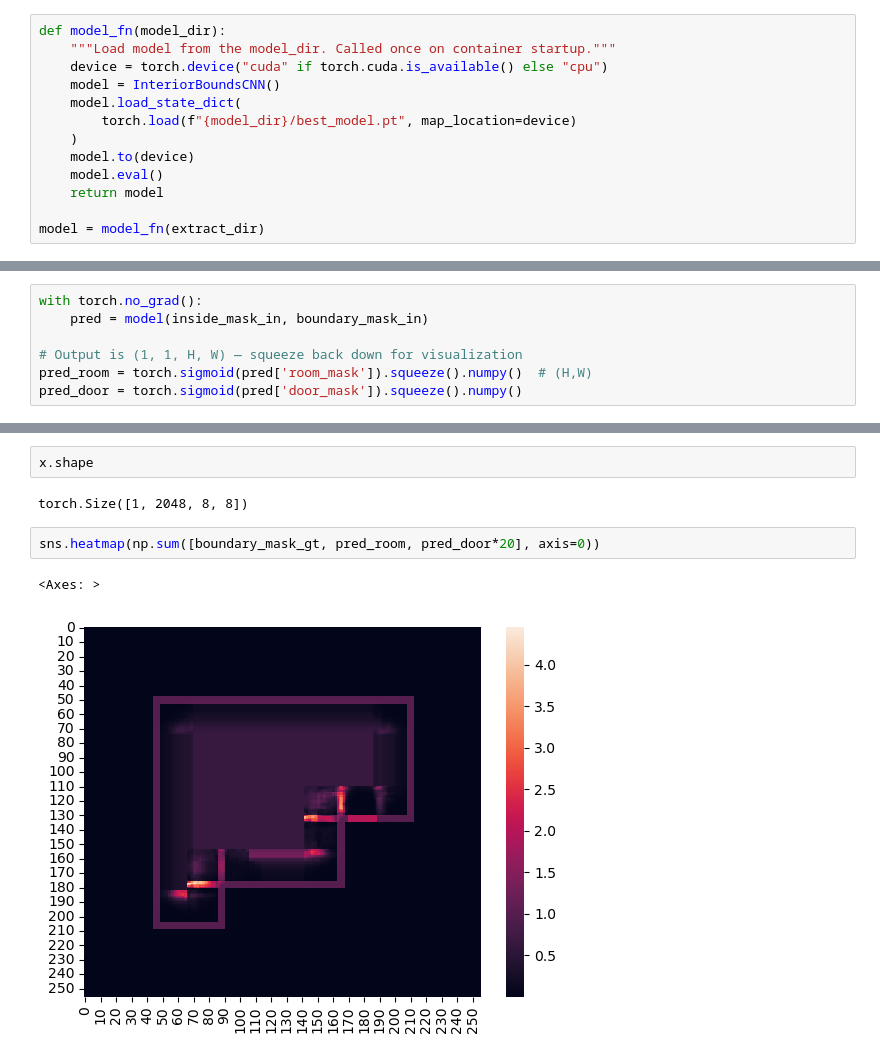
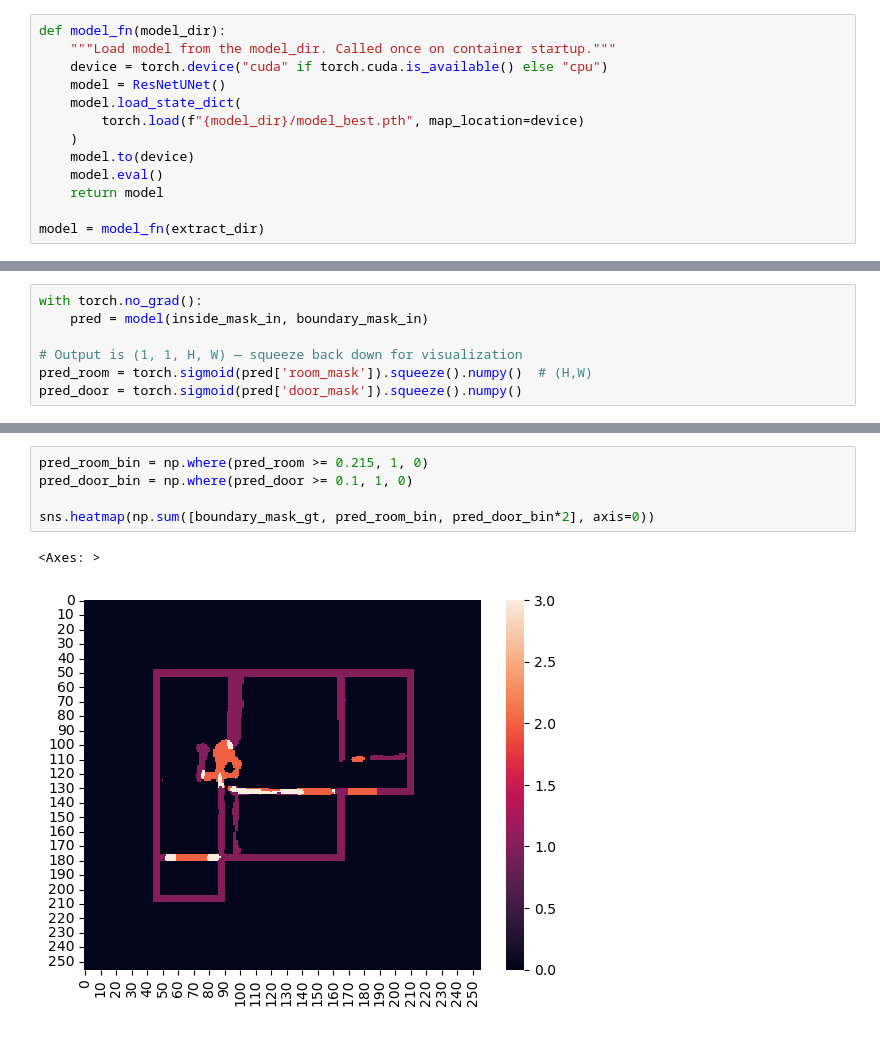
Before and after one commit to shaun-friedman/Generative-Interior-Synthesis, a Jupyter notebook: 4_Modeling.ipynb, the cells around one changed output, grey strips where cells are left out. Drawn from its saved outputs; the diff is of its cells as text.

```diff
--- a/4_Modeling.ipynb
+++ b/4_Modeling.ipynb
@@ -237,9 +217,9 @@ Successfully extracted model.tar.gz to ./extracted_model
 def model_fn(model_dir):
     """Load model from the model_dir. Called once on container startup."""
     device = torch.device("cuda" if torch.cuda.is_available() else "cpu")
-    model = InteriorBoundsCNN()
+    model = ResNetUNet()
     model.load_state_dict(
-        torch.load(f"{model_dir}/best_model.pt", map_location=device)
+        torch.load(f"{model_dir}/model_best.pth", map_location=device)
     )
     model.to(device)
     model.eval()
@@ -348,10 +270,9 @@ d1 = dec1(torch.cat([F.interpolate(d2, scale_factor=2), e1], dim=1))
-# %%
-x.shape
-# %% [output]
-torch.Size([1, 2048, 8, 8])
 # %%
-sns.heatmap(np.sum([boundary_mask_gt, pred_room, pred_door*20], axis=0))
+pred_room_bin = np.where(pred_room >= 0.215, 1, 0)
+pred_door_bin = np.where(pred_door >= 0.1, 1, 0)
+
+sns.heatmap(np.sum([boundary_mask_gt, pred_room_bin, pred_door_bin*2], axis=0))
 # %% [output]
 <Axes: >
-[figure, old version]
+[figure, new version]
 # %%
```
Also changed, not shown: parts of 10 cells of this notebook.
